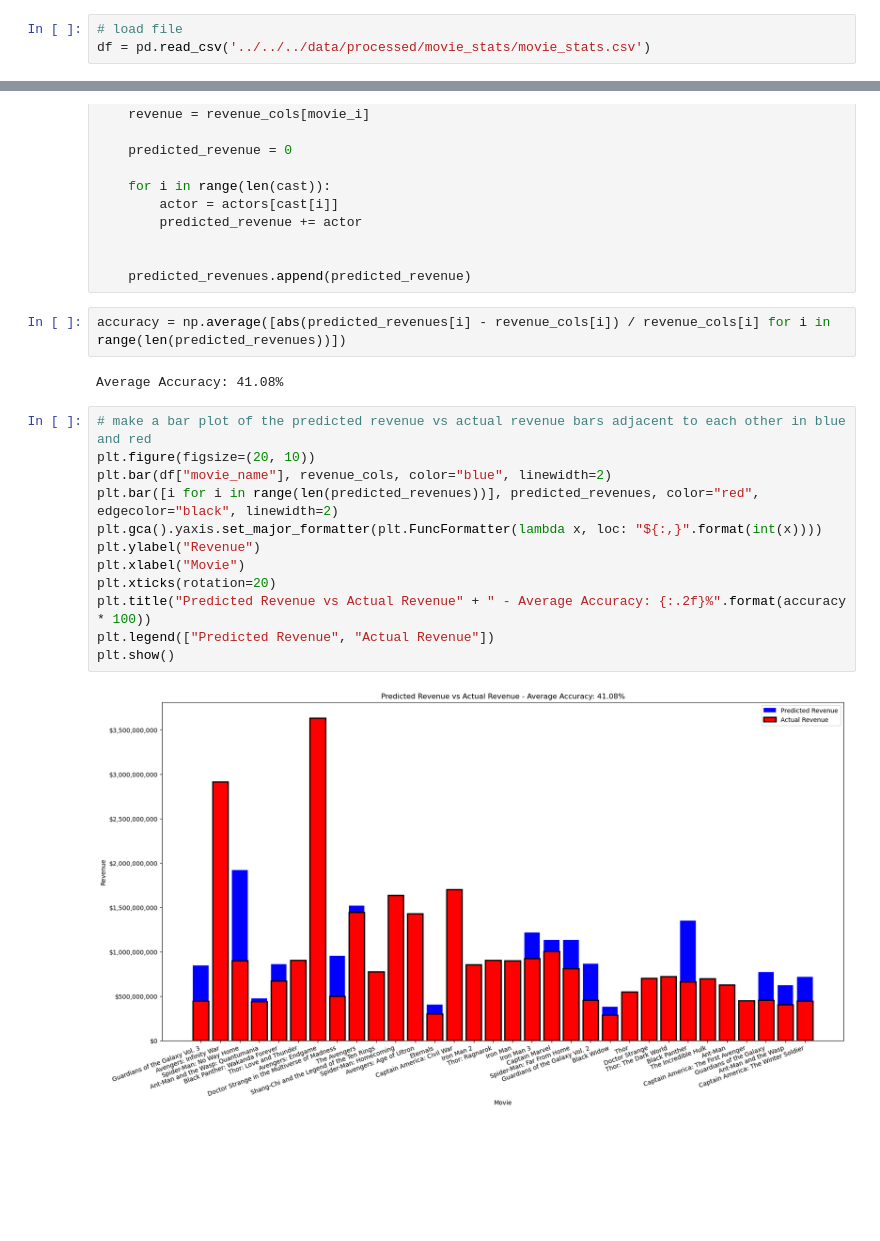
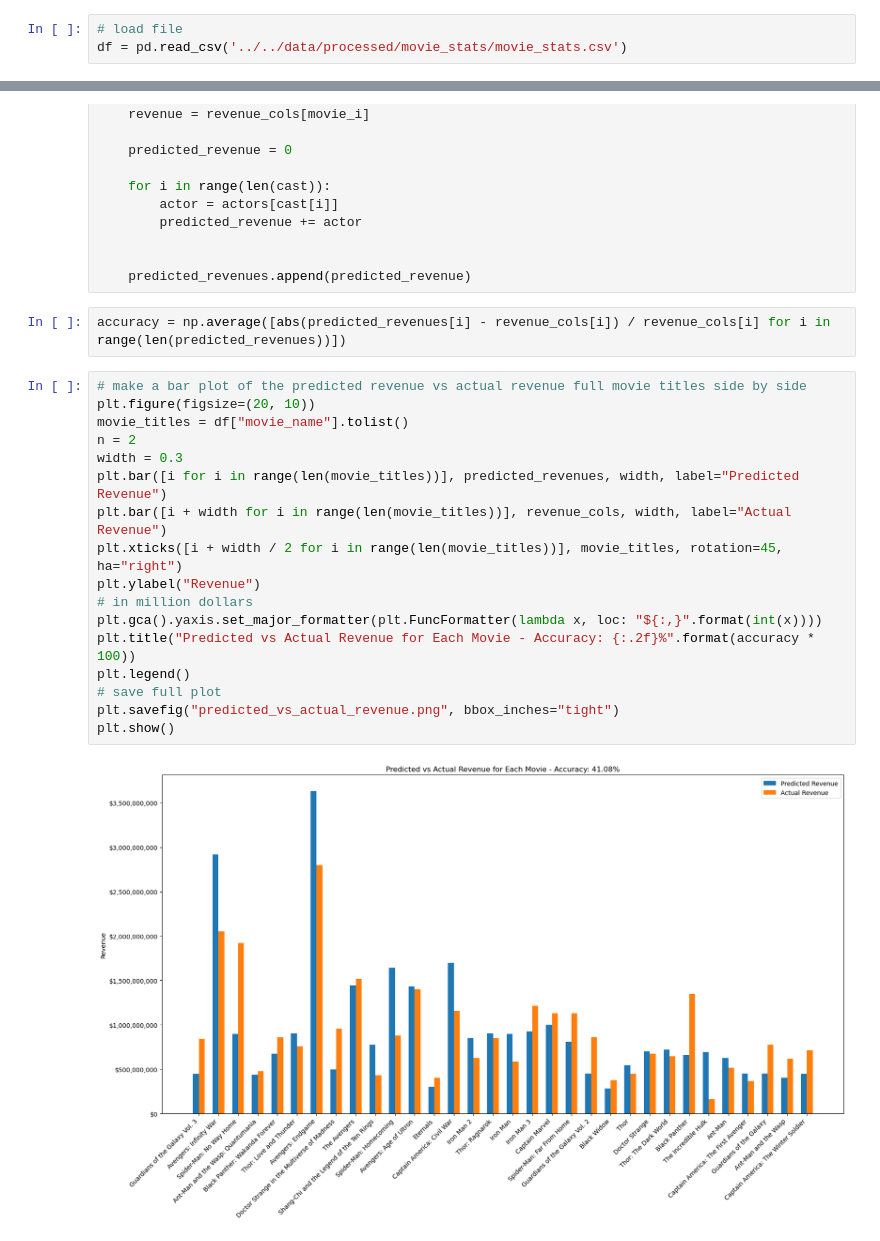
Before and after one commit to rizz-kings/data-in-the-wild, a Jupyter notebook: scripts/castrevenue/cast_revenue_analysis.ipynb, the cells around one changed output, grey strips where cells are left out. Saved outputs shown, nothing was run; the diff lists cells and outputs as text; blank space fills up the shorter version.

```diff
--- a/scripts/castrevenue/cast_revenue_analysis.ipynb
+++ b/scripts/castrevenue/cast_revenue_analysis.ipynb
@@ -9,7 +9,7 @@ import matplotlib.pyplot as plt
 import numpy as np
 # %%
 # load file
-df = pd.read_csv('../../../data/processed/movie_stats/movie_stats.csv')
+df = pd.read_csv('../../data/processed/movie_stats/movie_stats.csv')
 # %%
 df.head()
 # %% [output]
@@ -109,19 +111,22 @@ for movie_i, cast in enumerate(casts):
     predicted_revenues.append(predicted_revenue)
 # %%
 accuracy = np.average([abs(predicted_revenues[i] - revenue_cols[i]) / revenue_cols[i] for i in range(len(predicted_revenues))])
-# %% [output]
-Average Accuracy: 41.08%
 # %%
-# make a bar plot of the predicted revenue vs actual revenue bars adjacent to each other in blue and red
+# make a bar plot of the predicted revenue vs actual revenue full movie titles side by side
 plt.figure(figsize=(20, 10))
-plt.bar(df["movie_name"], revenue_cols, color="blue", linewidth=2)
-plt.bar([i for i in range(len(predicted_revenues))], predicted_revenues, color="red", edgecolor="black", linewidth=2)
+movie_titles = df["movie_name"].tolist()
+n = 2
+width = 0.3
+plt.bar([i for i in range(len(movie_titles))], predicted_revenues, width, label="Predicted Revenue")
+plt.bar([i + width for i in range(len(movie_titles))], revenue_cols, width, label="Actual Revenue")
+plt.xticks([i + width / 2 for i in range(len(movie_titles))], movie_titles, rotation=45, ha="right")
+plt.ylabel("Revenue")
+# in million dollars
 plt.gca().yaxis.set_major_formatter(plt.FuncFormatter(lambda x, loc: "${:,}".format(int(x))))
-plt.ylabel("Revenue")
-plt.xlabel("Movie")
-plt.xticks(rotation=20)
-plt.title("Predicted Revenue vs Actual Revenue" + " - Average Accuracy: {:.2f}%".format(accuracy * 100))
-plt.legend(["Predicted Revenue", "Actual Revenue"])
+plt.title("Predicted vs Actual Revenue for Each Movie - Accuracy: {:.2f}%".format(accuracy * 100))
+plt.legend()
+# save full plot
+plt.savefig("predicted_vs_actual_revenue.png", bbox_inches="tight")
 plt.show()
 # %% [output]
-[figure, old version]
+[figure, new version]
```
Also changed, not shown: parts of 2 cells of this notebook.
